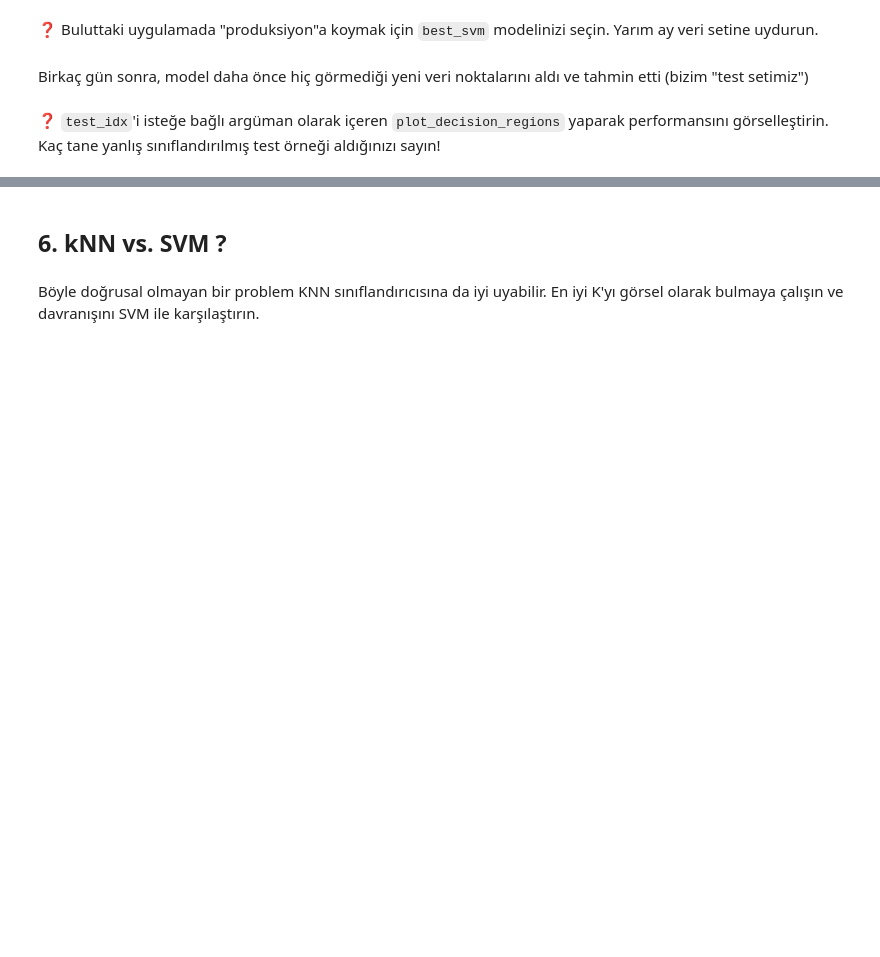
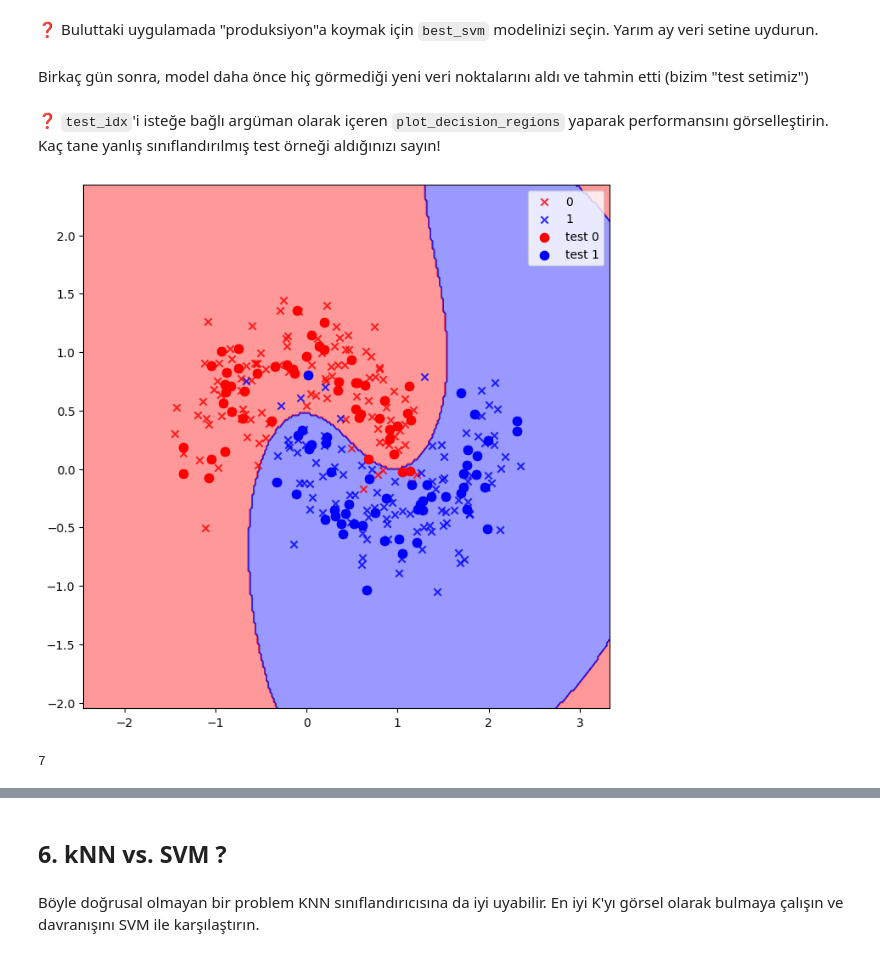
Before and after one commit to bnlozc/S16D5-S-data-svm, a Jupyter notebook: SVM.ipynb, the cells around one changed output, grey strips where cells are left out. Cells and saved outputs as stored; diff of their text form; code cells hidden in the pictures; blank space fills up the shorter version.

```diff
--- a/SVM.ipynb
+++ b/SVM.ipynb
@@ -551,9 +549,13 @@ git push origin master
+# %%
+best_svm = best_svm
 # %% [markdown]
 Birkaç gün sonra, model daha önce hiç görmediği yeni veri noktalarını aldı ve tahmin etti (bizim "test setimiz")
 # %%
 # Generate a half-moon test_set of size n_test
+
 n_test = 100
-X_test, y_test = make_moons(n_samples=n, noise=0.2, random_state=1)
+X_test, y_test = make_moons(n_samples=n_test, noise=0.2, random_state=1)
+
 
 X_full = np.vstack((X, X_test))
 y_full = np.append(y, values = y_test)
@@ -566,5 +566,16 @@ Kaç tane yanlış sınıflandırılmış test örneği aldığınızı sayın!
+# %%
+plt.figure(figsize=(8,8))
+plot_decision_regions(X_full, y_full, test_idx = test_idx, classifier = best_svm)
+plt.legend();
+# %% [output]
+[figure, added]
 # %%
 number_misclassified_test = None
+# %%
+number_misclassified_test = (svm.predict(X_test) != y_test).sum()
+number_misclassified_test
+# %% [output]
+7
 # %%
 from nbresult import ChallengeResult
 
```
Also changed, not shown: parts of 5 cells of this notebook, 1 other file.
